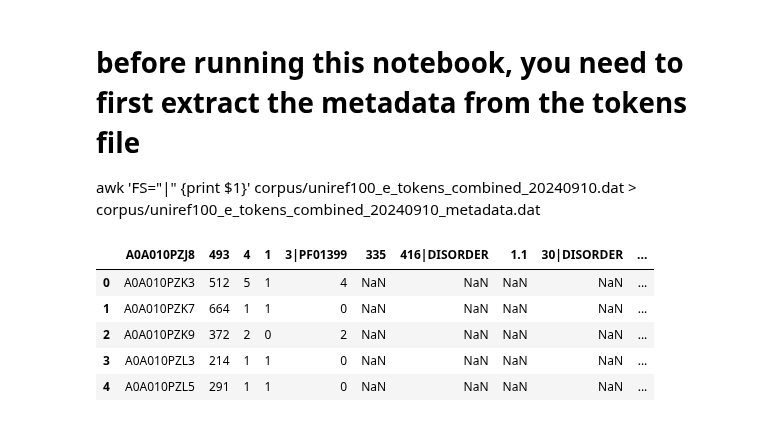
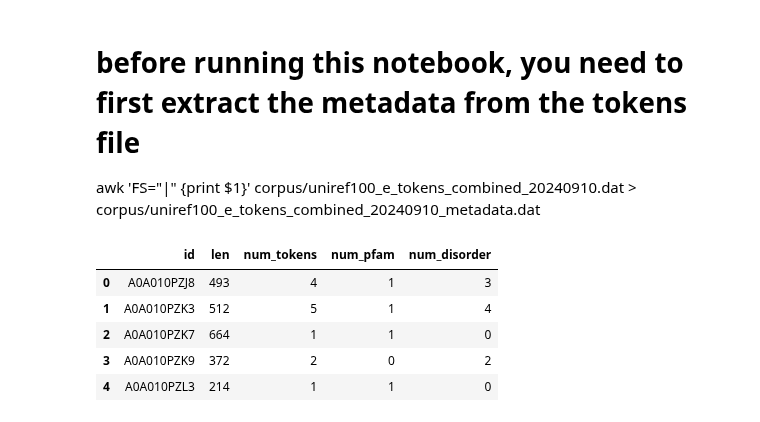
Before and after one commit to greyneuron/COMP_0158_MSC_PROJECT, a Jupyter notebook: code/corpus/corpus_analysis.ipynb, the cells around one changed output. Saved outputs shown, nothing was run; the diff lists cells and outputs as text; code cells hidden in the pictures.

```diff
--- a/code/corpus/corpus_analysis.ipynb
+++ b/code/corpus/corpus_analysis.ipynb
@@ -4,16 +6,17 @@ import pandas as pd
 # before running this notebook, you need to first extract the metadata from the tokens file
 awk 'FS="|" {print $1}' corpus/uniref100_e_tokens_combined_20240910.dat > corpus/uniref100_e_tokens_combined_20240910_metadata.dat
 # %%
+header_columns = ['id', 'len', 'num_tokens', 'num_pfam', 'num_disorder']
 tokens_file = "/Users/patrick/dev/ucl/word2vec/comp_0158_msc_project/data/corpus/uniref100_e_tokens_combined_20240910_metadata.dat"
 # %%
-tokens_df = pd.read_csv(tokens_file, sep=':', engine='python')
-tokens_df.head()
+df = pd.read_csv(tokens_file, sep=':', engine='python', names=header_columns)
+df.head()
 # %% [output]
-|  | A0A010PZJ8 | 493 | 4 | 1 | 3|PF01399 | 335 | 416|DISORDER | 1.1 | 30|DISORDER | ... |
-| 0 | A0A010PZK3 | 512 | 5 | 1 | 4 | NaN | NaN | NaN | NaN | ... |
-| 1 | A0A010PZK7 | 664 | 1 | 1 | 0 | NaN | NaN | NaN | NaN | ... |
-| 2 | A0A010PZK9 | 372 | 2 | 0 | 2 | NaN | NaN | NaN | NaN | ... |
-| 3 | A0A010PZL3 | 214 | 1 | 1 | 0 | NaN | NaN | NaN | NaN | ... |
-| 4 | A0A010PZL5 | 291 | 1 | 1 | 0 | NaN | NaN | NaN | NaN | ... |
+|  | id | len | num_tokens | num_pfam | num_disorder |
+| 0 | A0A010PZJ8 | 493 | 4 | 1 | 3 |
+| 1 | A0A010PZK3 | 512 | 5 | 1 | 4 |
+| 2 | A0A010PZK7 | 664 | 1 | 1 | 0 |
+| 3 | A0A010PZK9 | 372 | 2 | 0 | 2 |
+| 4 | A0A010PZL3 | 214 | 1 | 1 | 0 |
 # %%
 # get entries that only have at least one pfam entry
```
Also changed, not shown: parts of 7 cells of this notebook, 9 other files.
